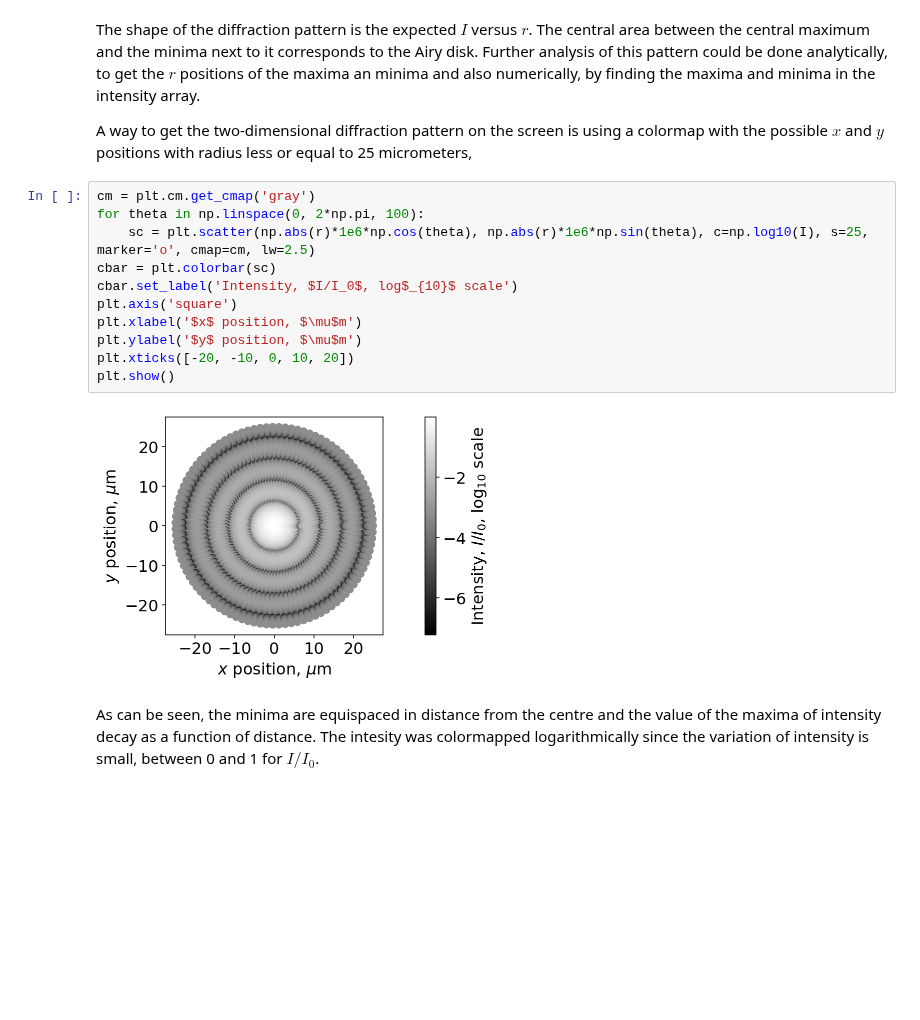
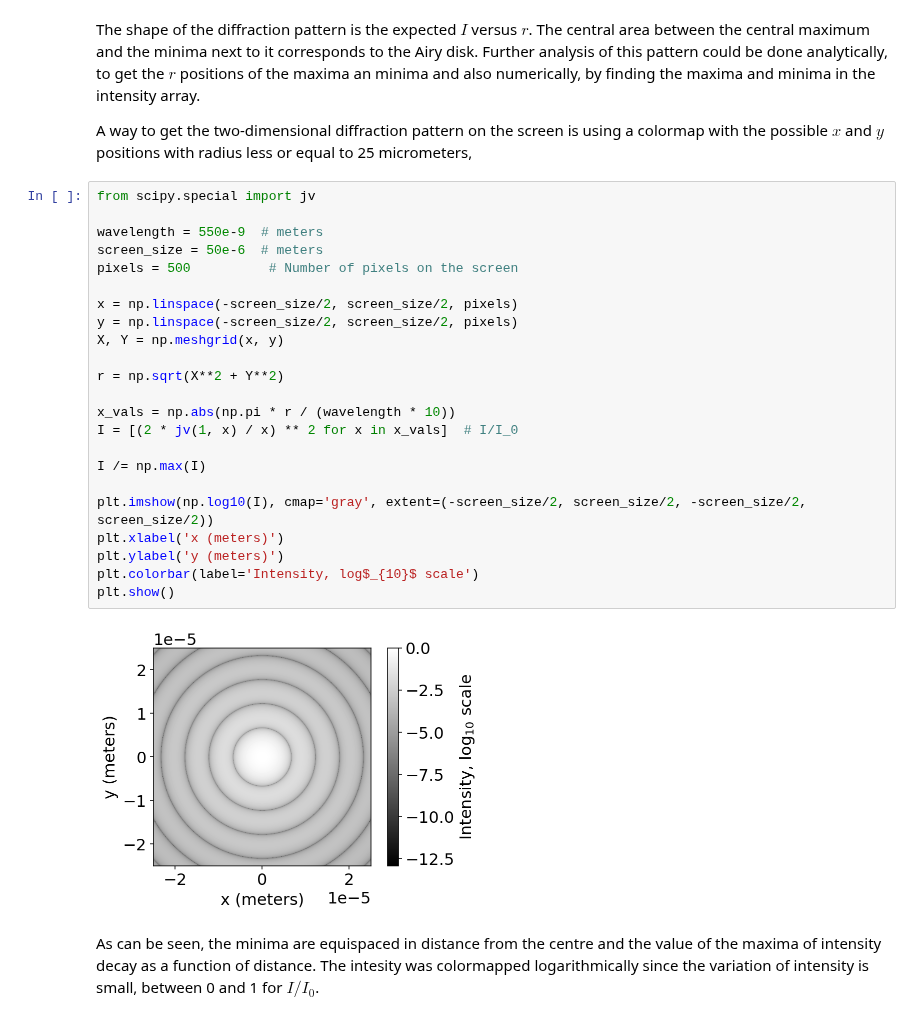
Before and after one commit to amavicpos/other-files, a Jupyter notebook: Scientific computing with Python/S2PythonCoursework.ipynb, the cells around one changed output. Drawn from its saved outputs; the diff is of its cells as text; blank space fills up the shorter version.

```diff
--- a/Scientific computing with Python/S2PythonCoursework.ipynb
+++ b/Scientific computing with Python/S2PythonCoursework.ipynb
@@ -146,19 +146,31 @@ plt.show()
 The shape of the diffraction pattern is the expected $I$ versus $r$. The central area between the central maximum and the minima next to it corresponds to the Airy disk. Further analysis of this pattern could be done analytically, to get the $r$ positions of the maxima an minima and also numerically, by finding the maxima and minima in the intensity array.
 
 A way to get the two-dimensional diffraction pattern on the screen is using a colormap with the possible $x$ and $y$ positions with radius less or equal to 25 micrometers,
-# %%
-cm = plt.cm.get_cmap('gray')
-for theta in np.linspace(0, 2*np.pi, 100):
-    sc = plt.scatter(np.abs(r)*1e6*np.cos(theta), np.abs(r)*1e6*np.sin(theta), c=np.log10(I), s=25, marker='o', cmap=cm, lw=2.5)
-cbar = plt.colorbar(sc)
-cbar.set_label('Intensity, $I/I_0$, log$_{10}$ scale')
-plt.axis('square')
-plt.xlabel('$x$ position, $\mu$m')
-plt.ylabel('$y$ position, $\mu$m')
-plt.xticks([-20, -10, 0, 10, 20])
-plt.show()
-# %% [output]
-[figure, removed]
+# %%
+from scipy.special import jv
+
+wavelength = 550e-9  # meters
+screen_size = 50e-6  # meters
+pixels = 500          # Number of pixels on the screen
+
+x = np.linspace(-screen_size/2, screen_size/2, pixels)
+y = np.linspace(-screen_size/2, screen_size/2, pixels)
+X, Y = np.meshgrid(x, y)
+
+r = np.sqrt(X**2 + Y**2)
+
+x_vals = np.abs(np.pi * r / (wavelength * 10))
+I = [(2 * jv(1, x) / x) ** 2 for x in x_vals]  # I/I_0
+
+I /= np.max(I)
+
+plt.imshow(np.log10(I), cmap='gray', extent=(-screen_size/2, screen_size/2, -screen_size/2, screen_size/2))
+plt.xlabel('x (meters)')
+plt.ylabel('y (meters)')
+plt.colorbar(label='Intensity, log$_{10}$ scale')
+plt.show()
+# %% [output]
+[figure, added]
 # %% [markdown]
 As can be seen, the minima are equispaced in distance from the centre and the value of the maxima of intensity decay as a function of distance. The intesity was colormapped logarithmically since the variation of intensity is small, between 0 and 1 for $I/I_0$.
 # %% [markdown]
```
